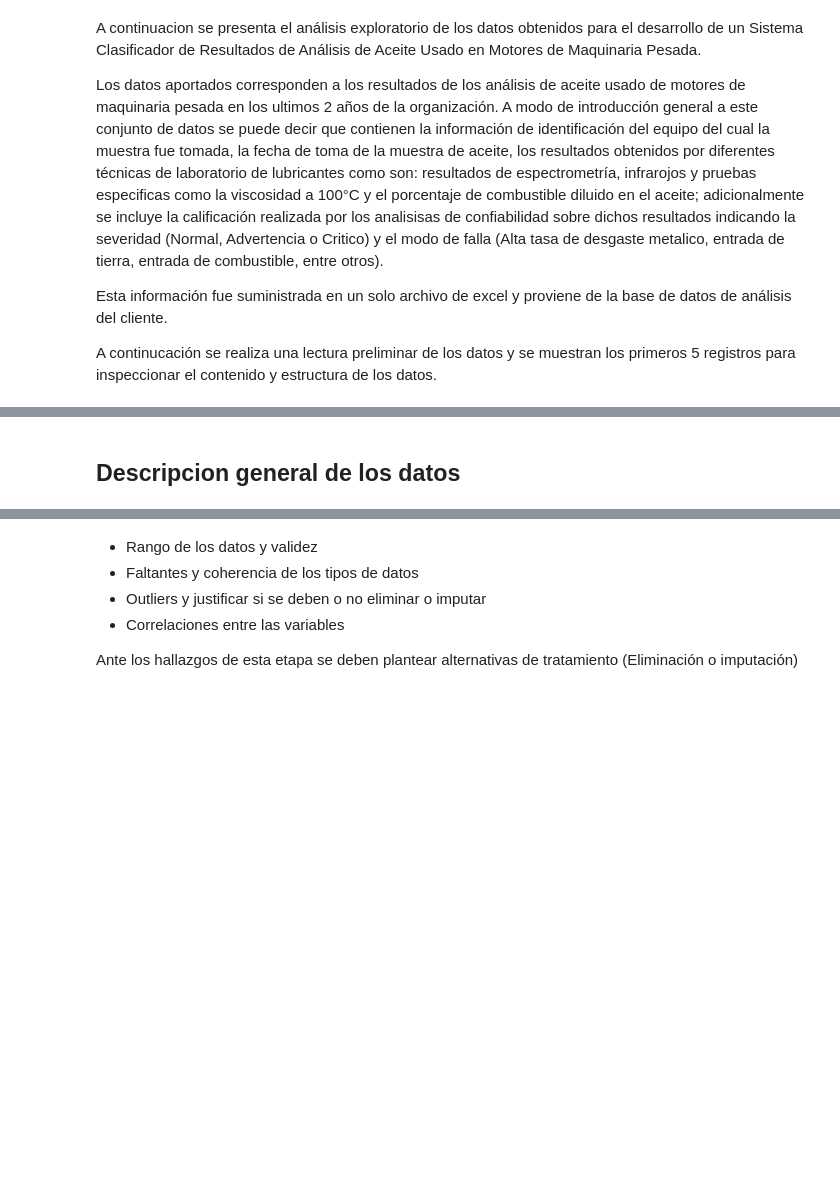
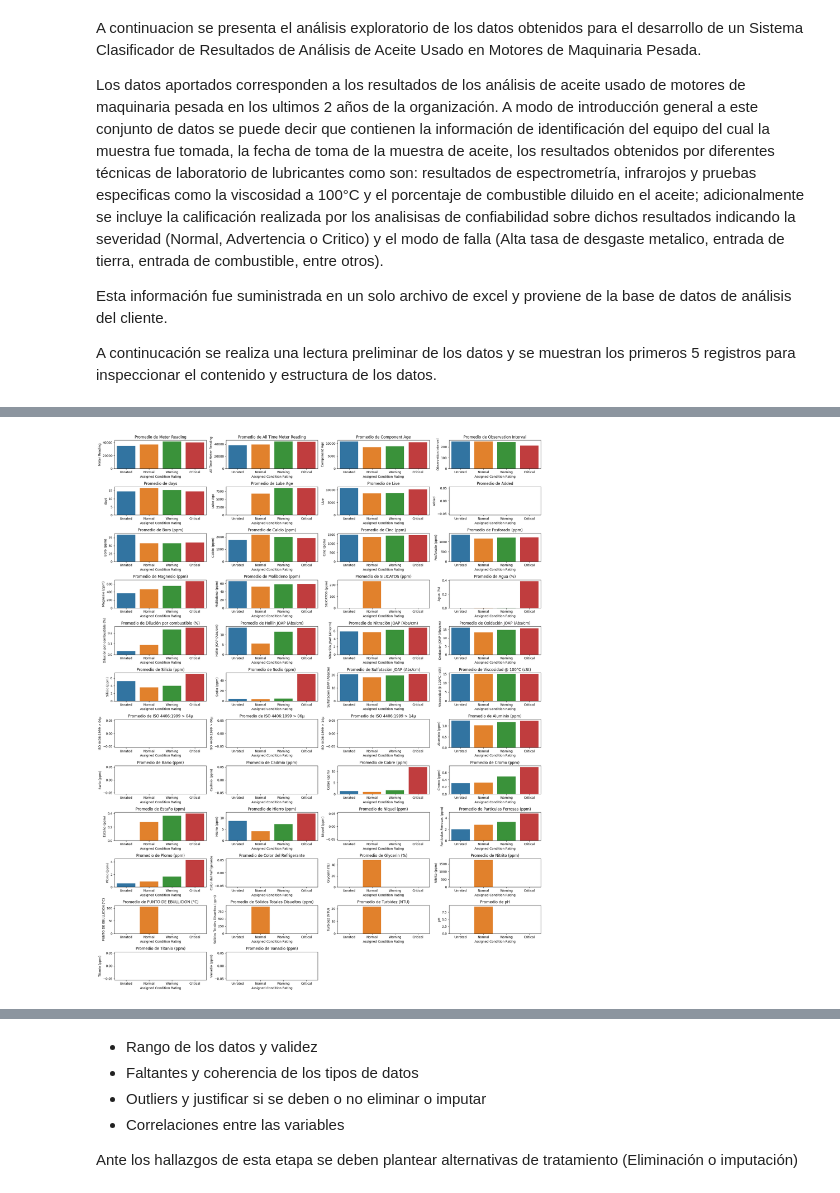
Before and after one commit to darturo12/Tesis-de-Grado-MIAD-, a Jupyter notebook: Exploración/Exploración de datos.ipynb, the cells around one changed output, grey strips where cells are left out. Cells and saved outputs as stored; diff of their text form; code cells hidden in the pictures; blank space fills up the shorter version.

```diff
--- a/Exploración/Exploración de datos.ipynb
+++ b/Exploración/Exploración de datos.ipynb
@@ -124,15 +290,16 @@ plt.show()
 # %%
-plt.figure(figsize=(20, 15))
+import seaborn as sns
+plt.figure(figsize=(20, 25))
 
 for i, col in enumerate(numerical_columns, 1):
-    plt.subplot(2, 3, i)
-    sns.barplot(x='Direction', y=col, data=Data, errorbar=None, hue='Direction')
-    plt.title(f'Promedio de {col} por Direction')
-    plt.xlabel('Direction')
+    plt.subplot(12, 4, i)
+    sns.barplot(x='Assigned Condition Rating', y=col, data=data, errorbar=None, hue='Assigned Condition Rating')
+    plt.title(f'Promedio de {col}')
+    plt.xlabel('Assigned Condition Rating')
     plt.ylabel(col)
     plt.xticks(rotation=0)
 
 plt.tight_layout()
 plt.show()
+# %% [output]
+[figure, added]
-# %% [markdown]
-## Descripcion general de los datos
```
Also changed, not shown: parts of 33 cells of this notebook.
